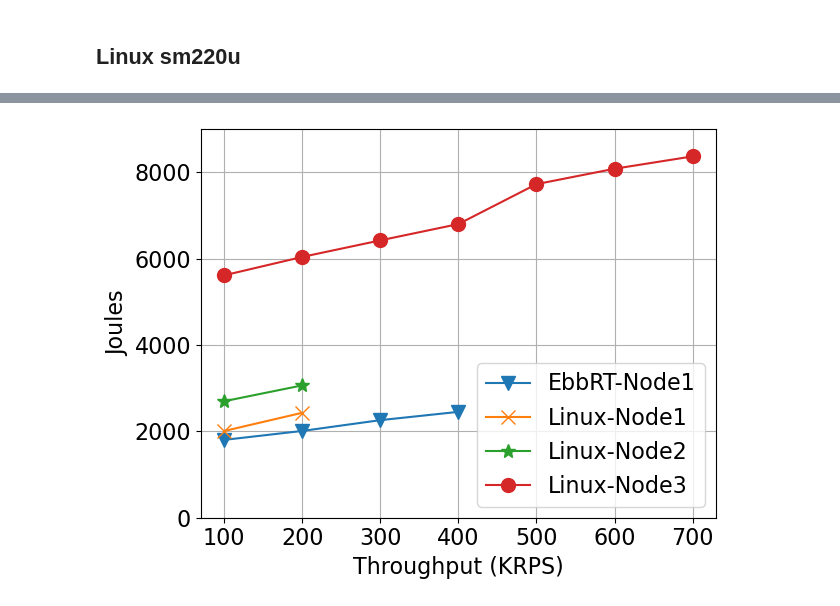
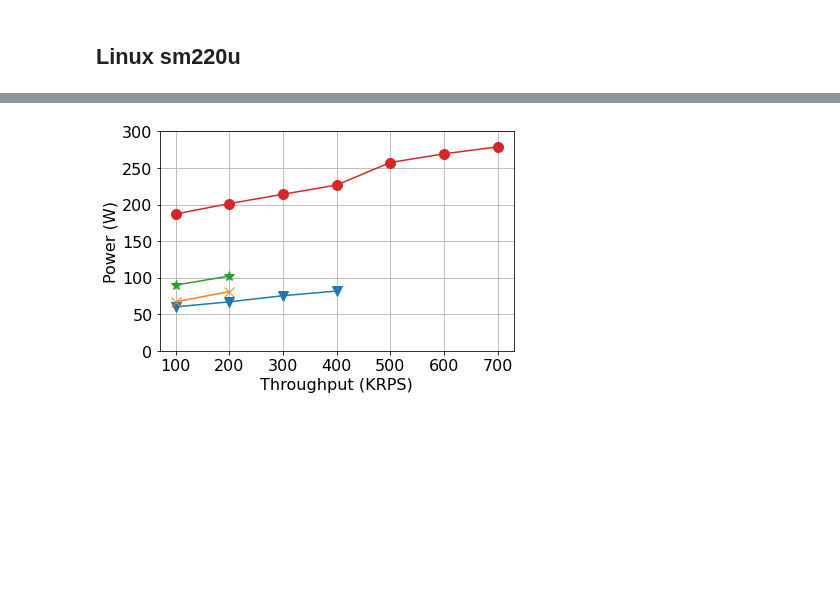
Before and after one commit to handong32/cloudlab, a Jupyter notebook: baremetal_ebbrt/hotcarbon_silo.ipynb, the cells around one changed output, grey strips where cells are left out. Saved outputs shown, nothing was run; the diff lists cells and outputs as text; code cells hidden in the pictures; blank space fills up the shorter version.

```diff
--- a/baremetal_ebbrt/hotcarbon_silo.ipynb
+++ b/baremetal_ebbrt/hotcarbon_silo.ipynb
@@ -138,7 +140,7 @@ refcyc_oh = np.mean(refcyc_oh_arr)
 joules_oh = np.mean(joules_oh_arr)
 
 print(ins_oh, cyc_oh, refcyc_oh, joules_oh)
-for mqps in range(100000, 400000, 100000):
+for mqps in range(100000, 500000, 100000):
     for iter in range(0, 5):
         if os.path.exists(f"c220g1/linux_silo/PerfStat.Ins.linux_silo_mqps{mqps}_iter{iter}") and os.path.exists(f"c220g1/linux_silo/PerfStat.Joules.linux_silo_mqps{mqps}_iter{iter}"):
             ins=0
@@ -174,6 +176,8 @@ dflinux_c220g1=dflinux_c220g1.drop(columns=['i'])
 dflinux_c220g1['qps'] = qpss
 dflinux_c220g1['kqps']=[int(x / 1000) for x in qpss]
 dflinux_c220g1['type']='Linux-Node1'
+dflinux_c220g1['watts'] = dflinux_c220g1['joules']/30.0
+dflinux_c220g1['rpj'] = dflinux_c220g1['qps']/dflinux_c220g1['watts']
 print(dflinux_c220g1)
 
 dflinux_c220g1std = df.groupby(['qps']).std()
@@ -233,7 +239,7 @@ refcyc_oh = np.mean(refcyc_oh_arr)
 joules_oh = np.mean(joules_oh_arr)
 
 print(ins_oh, cyc_oh, refcyc_oh, joules_oh)
-for mqps in range(100000, 400000, 100000):
+for mqps in range(100000, 500000, 100000):
     for iter in range(0, 5):
         if os.path.exists(f"c220g5/linux_silo/PerfStat.Ins.linux_silo_mqps{mqps}_iter{iter}") and os.path.exists(f"c220g5/linux_silo/PerfStat.Joules.linux_silo_mqps{mqps}_iter{iter}"):
             ins=0
@@ -269,6 +275,8 @@ dflinux_c220g5=dflinux_c220g5.drop(columns=['i'])
 dflinux_c220g5['qps'] = qpss
 dflinux_c220g5['kqps']=[int(x / 1000) for x in qpss]
 dflinux_c220g5['type']='Linux-Node2'
+dflinux_c220g5['watts'] = dflinux_c220g5['joules']/30.0
+dflinux_c220g5['rpj'] = dflinux_c220g5['qps']/dflinux_c220g5['watts']
 print(dflinux_c220g5)
 
 dflinux_c220g5std = df.groupby(['qps']).std()
@@ -278,7 +286,7 @@ for mqps in range(100000, 400000, 100000):
     for metric in ['ins', 'cyc', 'refcyc', 'joules']:
         meanm=round(float(dflinux_c220g5[(dflinux_c220g5['qps'] == mqps)][metric]), 2)
         stdm=round(float(dflinux_c220g5std[(dflinux_c220g5std['qps'] == mqps)][metric]),2)
-        print(mqps, metric, meanm, stdm, round((stdm/meanm)*100.0, 2))
+        #print(mqps, metric, meanm, stdm, round((stdm/meanm)*100.0, 2))
         maxerr=max(maxerr, round((stdm/meanm)*100.0, 2))
 print(f"Largest error in dflinux_c220g5 was {maxerr}% of mean")
 # %% [output]
@@ -368,6 +374,8 @@ dflinux_sm220u=dflinux_sm220u.drop(columns=['i'])
 dflinux_sm220u['qps'] = qpss
 dflinux_sm220u['kqps']=[int(x / 1000) for x in qpss]
 dflinux_sm220u['type']='Linux-Node3'
+dflinux_sm220u['watts'] = dflinux_sm220u['joules']/30.0
+dflinux_sm220u['rpj'] = dflinux_sm220u['qps']/dflinux_sm220u['watts']
 print(dflinux_sm220u)
 
 dflinux_sm220ustd = df.groupby(['qps']).std()
@@ -380,7 +388,7 @@ for mqps in range(100000, 900000, 100000):
 
         meanm=round(float(dflinux_sm220u[(dflinux_sm220u['qps'] == mqps)][metric]), 2)
         stdm=round(float(dflinux_sm220ustd[(dflinux_sm220ustd['qps'] == mqps)][metric]),2)
-        print(mqps, metric, meanm, stdm, round((stdm/meanm)*100.0, 2))
+        #print(mqps, metric, meanm, stdm, round((stdm/meanm)*100.0, 2))
         maxerr=max(maxerr, round((stdm/meanm)*100.0, 2))
 print(f"Largest error in dflinux_sm220utd was {maxerr}% of mean")
 # %% [output]
@@ -409,13 +417,13 @@ plt.rc('ytick', labelsize=fs)    # fontsize of the tick labels
 
 # Plot 99 tail
 for df in [dfebbrt, dflinux_c220g1, dflinux_c220g5, dflinux_sm220u]:
-    plt.plot(df['kqps'], df['tail'], marker=ms[str(df['type'].unique()[0])], markersize=10, ls='-', label=str(df['type'].unique()[0]))
+    plt.plot(df['kqps'].values, df['tail'].values, marker=ms[str(df['type'].unique()[0])], markersize=10, ls='-', label=str(df['type'].unique()[0]))
 plt.axhline(y = 500, color = 'grey', linestyle = '--', label='SLO')
 plt.xlabel("Throughput (KRPS)", fontsize=fs)
 plt.ylabel("Latency (us)", fontsize=fs)
 plt.ylim(bottom=0, top=1000)
 plt.grid()
-plt.legend(ncols=2, fontsize=fs)
+#plt.legend(ncol=2, fontsize=15)
 plt.tight_layout()
 plt.savefig("silo_latency.pdf")
 #plt.show()
@@ -424,22 +432,22 @@ plt.savefig("silo_latency.pdf")
 # %%
 fs=16
 plt.rc('axes', labelsize=fs)    # fontsize of the x and y labels
 plt.rc('xtick', labelsize=fs)    # fontsize of the tick labels
 plt.rc('ytick', labelsize=fs)    # fontsize of the tick labels
 
 for df in [dfebbrt, dflinux_c220g1, dflinux_c220g5, dflinux_sm220u]:
-    plt.plot(df['kqps'][:-1], df['joules'][:-1], marker=ms[str(df['type'].unique()[0])], markersize=10, ls='-', label=str(df['type'].unique()[0]))
+    plt.plot(df['kqps'][:-1].values, df['watts'][:-1].values, marker=ms[str(df['type'].unique()[0])], markersize=10, ls='-', label=str(df['type'].unique()[0]))
 plt.xlabel("Throughput (KRPS)", fontsize=fs)
-plt.ylabel("Joules", fontsize=fs)
-plt.ylim(bottom=0,top=9000)
+plt.ylabel("Power (W)", fontsize=fs)
+plt.ylim(bottom=0, top=300)
 plt.grid()
-plt.legend(ncols=1, fontsize=fs, loc='lower right')
+#plt.legend(ncols=1, fontsize=fs, loc='lower right')
 plt.tight_layout()
 plt.savefig("silo_joules.pdf")
 
 #plt.show()
 # %% [output]
-[figure, old version]
+[figure, new version]
 # %%
 fs=16
 plt.rc('axes', labelsize=fs)    # fontsize of the x and y labels
```
Also changed, not shown: parts of 7 cells of this notebook, 1 other file.
